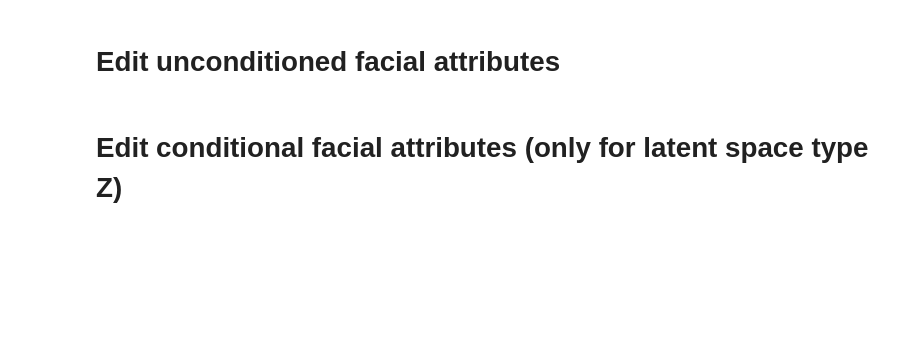
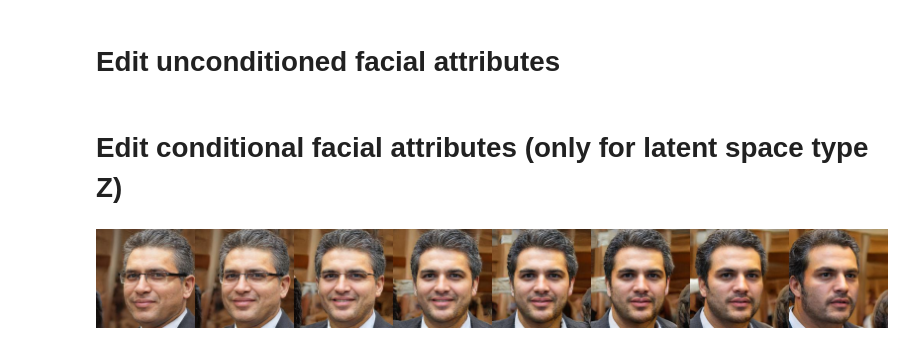
Before and after one commit to yuzq97/starter_project, a Jupyter notebook: demo.ipynb, the cells around one changed output. Drawn from its saved outputs; the diff is of its cells as text; code cells hidden in the pictures; blank space fills up the shorter version.

```diff
--- a/demo.ipynb
+++ b/demo.ipynb
@@ -82,7 +82,7 @@ for i, attr_name in enumerate(ATTRS):
     boundaries[attr_name] = np.load(f'boundaries/{boundary_name}_boundary.npy')
 
 C_ATTRS = ['age_c_eyeglasses','age_c_gender','eyeglasses_c_age','eyeglasses_c_gender',\
-           'gender_c_age','gender_c_eyeglasses','pose_c_age','pose_c_smile','smile_c_age','smile_c_gender']
+           'gender_c_age','gender_c_eyeglasses','pose_c_age','pose_c_smile','pose_c_eyeglasses','smile_c_age','smile_c_gender','smile_c_eyeglasses']
 conditional_boundaries = {}
 for attr_name in C_ATTRS:
   boundary_name = f'{model_name}_{attr_name}'
@@ -115,7 +120,7 @@ total_num = latent_codes.shape[0]
 for sample_id in range(total_num):
   interpolations = linear_interpolate(latent_codes[sample_id:sample_id + 1],
                                       boundary,
-                                      start_distance=-2.0,
+                                      start_distance=-3.0,
                                       end_distance=3.0,
                                       steps=num_steps)
   images = []
@@ -130,24 +135,26 @@ for sample_id in range(total_num):
 # Edit conditional facial attributes (only for latent space type Z)
 # %%
 #@title { display-mode: "form", run: "auto" }
-conditional_attribute = "age_c_gender" #@param ['age_c_eyeglasses','age_c_gender','eyeglasses_c_age','eyeglasses_c_gender','gender_c_age','gender_c_eyeglasses','pose_c_age','pose_c_smile','smile_c_age','smile_c_gender']
+conditional_attribute = "pose_c_age" #@param ['age_c_eyeglasses','age_c_gender','eyeglasses_c_age','eyeglasses_c_gender','gender_c_age','gender_c_eyeglasses','pose_c_age','pose_c_smile','pose_c_eyeglasses','smile_c_age','smile_c_gender','smile_c_eyeglasses']
 
 if latent_space_type == "W":
   raise AttributeError('Conditional manipulation does not work in W space')
 else:
   boundary = conditional_boundaries[conditional_attribute]
   total_num = latent_codes.shape[0]
   for sample_id in range(total_num):
     interpolations = linear_interpolate(latent_codes[sample_id:sample_id + 1],
                                         boundary,
-                                        start_distance=-2.0,
+                                        start_distance=-3.0,
                                         end_distance=3.0,
                                         steps=num_steps)
     images = []
     for interpolations_batch in generator.get_batch_inputs(interpolations):
       outputs = generator.easy_synthesize(interpolations_batch, **synthesis_kwargs)
       image = outputs['image']
       images.append(image)
 
     images = np.concatenate(images)
     imshow(images,col=num_steps)
+# %% [output]
+[figure, added]
```
Also changed, not shown: parts of 2 cells of this notebook.
